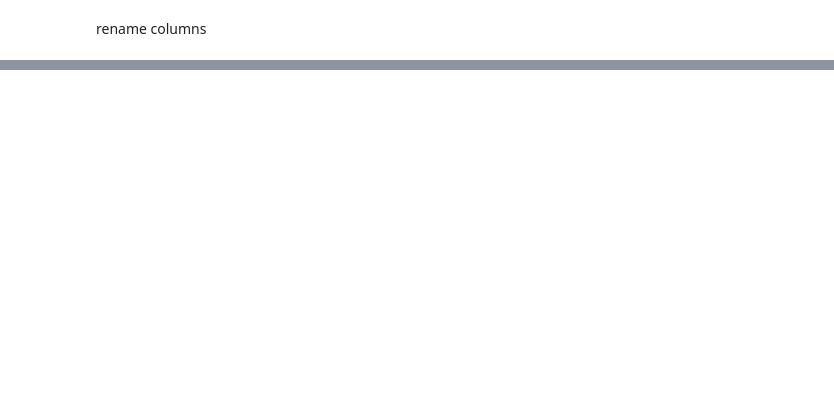
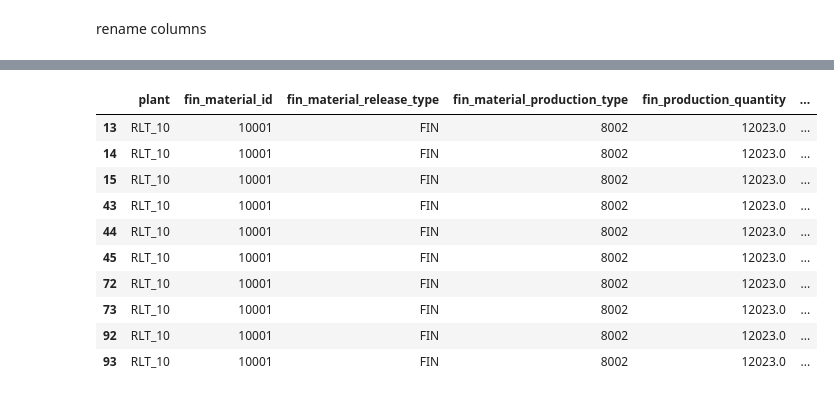
Before and after one commit to axeanya/2task_numpy_pandas_AA, a Jupyter notebook: 2task_AA.ipynb, the cells around one changed output, grey strips where cells are left out. Saved outputs shown, nothing was run; the diff lists cells and outputs as text; code cells hidden in the pictures; blank space fills up the shorter version.

```diff
--- a/2task_AA.ipynb
+++ b/2task_AA.ipynb
@@ -193,0 +189,14 @@ result.head(20)
+# %%
+hres[hres["fin_material_id"] == 10001].head(20)
+# %% [output]
+|  | plant | fin_material_id | fin_material_release_type | fin_material_production_type | fin_production_quantity | ... |
+| 13 | RLT_10 | 10001 | FIN | 8002 | 12023.0 | ... |
+| 14 | RLT_10 | 10001 | FIN | 8002 | 12023.0 | ... |
+| 15 | RLT_10 | 10001 | FIN | 8002 | 12023.0 | ... |
+| 43 | RLT_10 | 10001 | FIN | 8002 | 12023.0 | ... |
+| 44 | RLT_10 | 10001 | FIN | 8002 | 12023.0 | ... |
+| 45 | RLT_10 | 10001 | FIN | 8002 | 12023.0 | ... |
+| 72 | RLT_10 | 10001 | FIN | 8002 | 12023.0 | ... |
+| 73 | RLT_10 | 10001 | FIN | 8002 | 12023.0 | ... |
+| 92 | RLT_10 | 10001 | FIN | 8002 | 12023.0 | ... |
+| 93 | RLT_10 | 10001 | FIN | 8002 | 12023.0 | ... |
```
Also changed, not shown: parts of 10 cells of this notebook.
